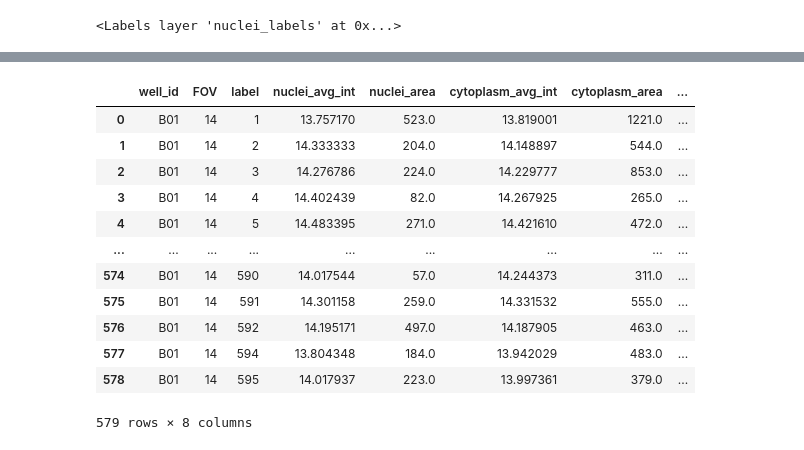
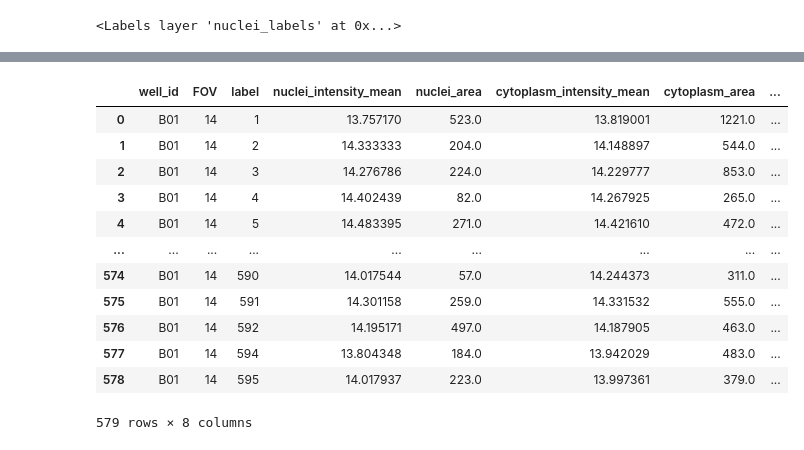
Before and after one commit to adiezsanchez/myurchenko_thp1_cyto_avg_int, a Jupyter notebook: dev_2.ipynb, the cells around one changed output, grey strips where cells are left out. Cells and saved outputs as stored; diff of their text form; code cells hidden in the pictures.

```diff
--- a/dev_2.ipynb
+++ b/dev_2.ipynb
@@ -154,18 +84,18 @@ props_df
-# %%
-props_df["nuclei_cyto_ratio"] = props_df["nuclei_area"] / props_df["cytoplasm_area"]
-props_df
-# %% [output]
-|  | well_id | FOV | label | nuclei_avg_int | nuclei_area | cytoplasm_avg_int | cytoplasm_area | ... |
-| 0 | B01 | 14 | 1 | 13.757170 | 523.0 | 13.819001 | 1221.0 | ... |
-| 1 | B01 | 14 | 2 | 14.333333 | 204.0 | 14.148897 | 544.0 | ... |
-| 2 | B01 | 14 | 3 | 14.276786 | 224.0 | 14.229777 | 853.0 | ... |
-| 3 | B01 | 14 | 4 | 14.402439 | 82.0 | 14.267925 | 265.0 | ... |
-| 4 | B01 | 14 | 5 | 14.483395 | 271.0 | 14.421610 | 472.0 | ... |
-| ... | ... | ... | ... | ... | ... | ... | ... | ... |
-| 574 | B01 | 14 | 590 | 14.017544 | 57.0 | 14.244373 | 311.0 | ... |
-| 575 | B01 | 14 | 591 | 14.301158 | 259.0 | 14.331532 | 555.0 | ... |
-| 576 | B01 | 14 | 592 | 14.195171 | 497.0 | 14.187905 | 463.0 | ... |
-| 577 | B01 | 14 | 594 | 13.804348 | 184.0 | 13.942029 | 483.0 | ... |
-| 578 | B01 | 14 | 595 | 14.017937 | 223.0 | 13.997361 | 379.0 | ... |
-579 rows × 8 columns
+# %%
+props_df = extract_features(img, nuclei_remapped, cytoplasm_labels, descriptor_dict, scikit_props=["label", "intensity_mean", "area"])
+props_df
+# %% [output]
+|  | well_id | FOV | label | nuclei_intensity_mean | nuclei_area | cytoplasm_intensity_mean | cytoplasm_area | ... |
+| 0 | B01 | 14 | 1 | 13.757170 | 523.0 | 13.819001 | 1221.0 | ... |
+| 1 | B01 | 14 | 2 | 14.333333 | 204.0 | 14.148897 | 544.0 | ... |
+| 2 | B01 | 14 | 3 | 14.276786 | 224.0 | 14.229777 | 853.0 | ... |
+| 3 | B01 | 14 | 4 | 14.402439 | 82.0 | 14.267925 | 265.0 | ... |
+| 4 | B01 | 14 | 5 | 14.483395 | 271.0 | 14.421610 | 472.0 | ... |
+| ... | ... | ... | ... | ... | ... | ... | ... | ... |
+| 574 | B01 | 14 | 590 | 14.017544 | 57.0 | 14.244373 | 311.0 | ... |
+| 575 | B01 | 14 | 591 | 14.301158 | 259.0 | 14.331532 | 555.0 | ... |
+| 576 | B01 | 14 | 592 | 14.195171 | 497.0 | 14.187905 | 463.0 | ... |
+| 577 | B01 | 14 | 594 | 13.804348 | 184.0 | 13.942029 | 483.0 | ... |
+| 578 | B01 | 14 | 595 | 14.017937 | 223.0 | 13.997361 | 379.0 | ... |
+579 rows × 8 columns
 # %%
```
Also changed, not shown: parts of 10 cells of this notebook, 1 other file.
